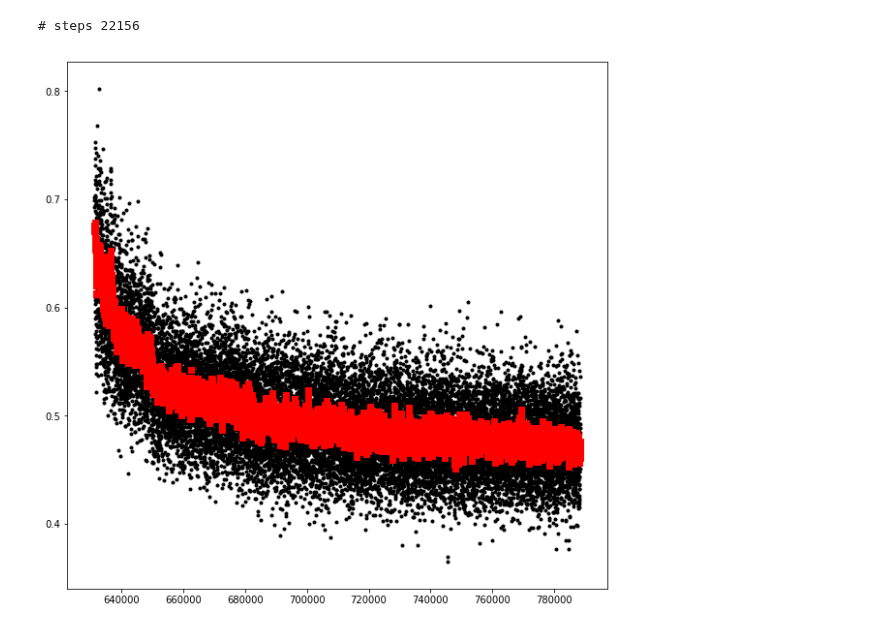
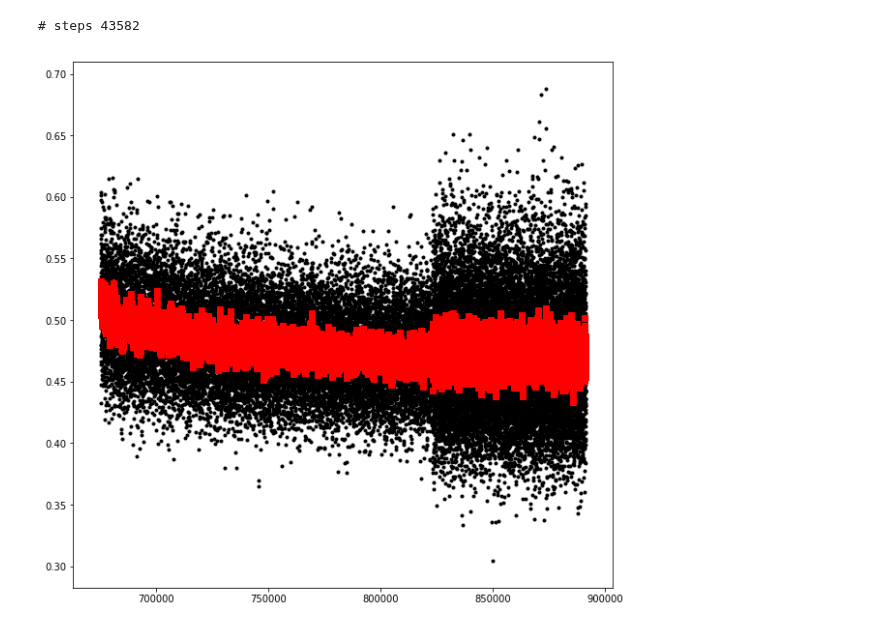
Before and after one commit to liyu10000/tct, a Jupyter notebook: conference/darknet/loss_vs_steps.ipynb, the cells around one changed output. Drawn from its saved outputs; the diff is of its cells as text; code cells hidden in the pictures.

```diff
--- a/conference/darknet/loss_vs_steps.ipynb
+++ b/conference/darknet/loss_vs_steps.ipynb
@@ -17,18 +17,18 @@ def collect_loss(nohup_file):
 # %%
 nohup = "/home/ssd0/Develop/liyu/darknet/nohup.out"
 # nohup = "/home/hdd0/Develop/algo/yolo-pre-trained/darknet/nohup.out"
 steps, loss1, loss2 = collect_loss(nohup)
 print("# steps", len(steps))
 
 # plot trend
 fig, ax = plt.subplots(1, 1, figsize=(10,10))
 
-start, end = 2500, len(steps)
+start, end = 8000, len(steps)
 
 ax.scatter(steps[start:end], loss1[start:end], marker='.', color='black')
 ax.scatter(steps[start:end], loss2[start:end], marker='s', color='red')
 
 plt.show()
 # %% [output]
-# steps 22156
+# steps 43582
-[figure, old version]
+[figure, new version]
```
Also changed, not shown: 4 other files.
